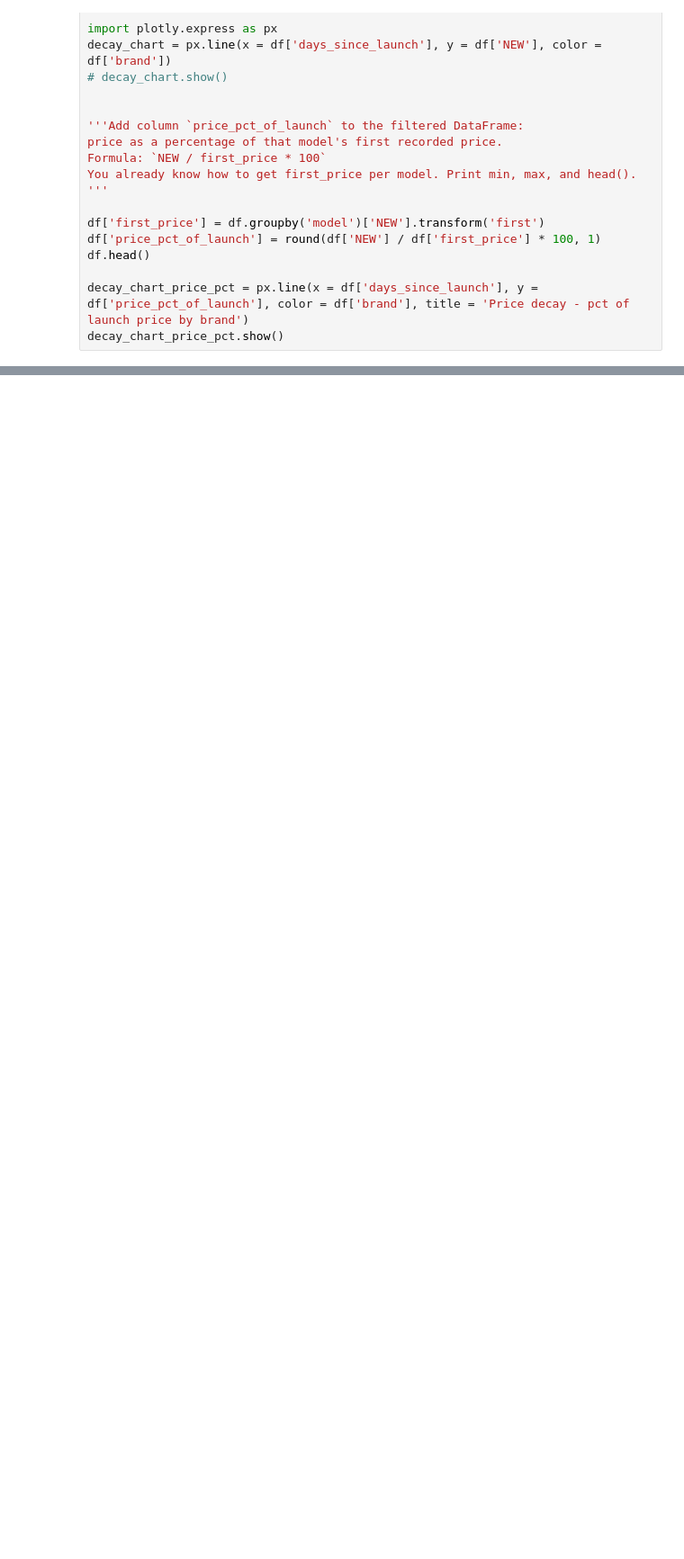
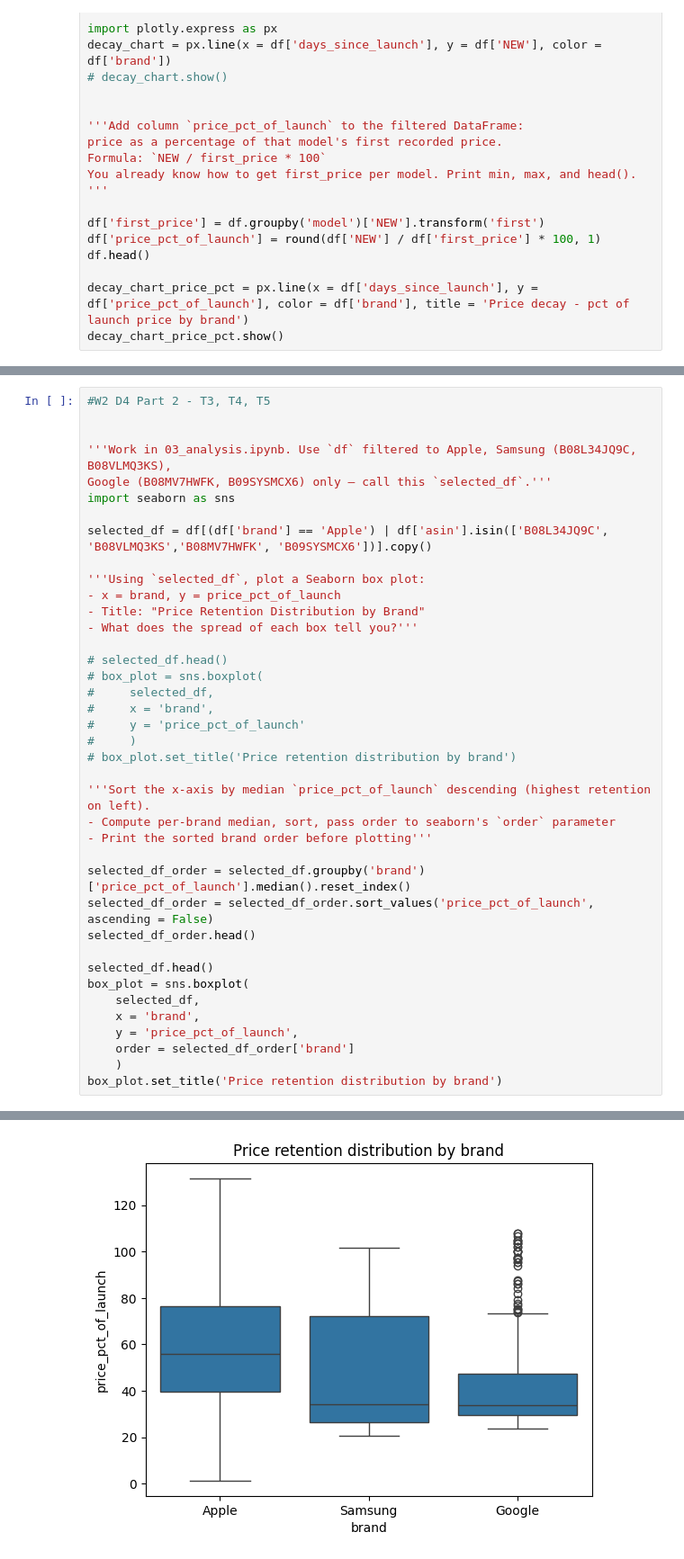
Before and after one commit to ady7ady7/python_agentic_learning, a Jupyter notebook: project1_phones_sales_analytics/notebooks/03_analysis.ipynb, the cells around one changed output, grey strips where cells are left out. Shown at 90% size. Cells and saved outputs as stored; diff of their text form; blank space fills up the shorter version.

```diff
--- a/project1_phones_sales_analytics/notebooks/03_analysis.ipynb
+++ b/project1_phones_sales_analytics/notebooks/03_analysis.ipynb
@@ -163,0 +244,40 @@ decay_chart_price_pct.show()
+# %%
+#W2 D4 Part 2 - T3, T4, T5
+
+
+'''Work in 03_analysis.ipynb. Use `df` filtered to Apple, Samsung (B08L34JQ9C, B08VLMQ3KS),
+Google (B08MV7HWFK, B09SYSMCX6) only — call this `selected_df`.'''
+import seaborn as sns
+
+selected_df = df[(df['brand'] == 'Apple') | df['asin'].isin(['B08L34JQ9C', 'B08VLMQ3KS','B08MV7HWFK', 'B09SYSMCX6'])].copy()
+
+'''Using `selected_df`, plot a Seaborn box plot:
+- x = brand, y = price_pct_of_launch
+- Title: "Price Retention Distribution by Brand"
+- What does the spread of each box tell you?'''
+
+# selected_df.head()
+# box_plot = sns.boxplot(
+#     selected_df,
+#     x = 'brand',
+#     y = 'price_pct_of_launch'
+#     )
+# box_plot.set_title('Price retention distribution by brand')
+
+'''Sort the x-axis by median `price_pct_of_launch` descending (highest retention on left).
+- Compute per-brand median, sort, pass order to seaborn's `order` parameter
+- Print the sorted brand order before plotting'''
+
+selected_df_order = selected_df.groupby('brand')['price_pct_of_launch'].median().reset_index()
+selected_df_order = selected_df_order.sort_values('price_pct_of_launch', ascending = False)
+selected_df_order.head()
+
+selected_df.head()
+box_plot = sns.boxplot(
+    selected_df,
+    x = 'brand',
+    y = 'price_pct_of_launch',
+    order = selected_df_order['brand']
+    )
+box_plot.set_title('Price retention distribution by brand')
+# %% [output]
@@ -163,0 +285 @@ decay_chart_price_pct.show()
+[figure, added]
```
Also changed, not shown: parts of 5 cells of this notebook, 2 other files.
